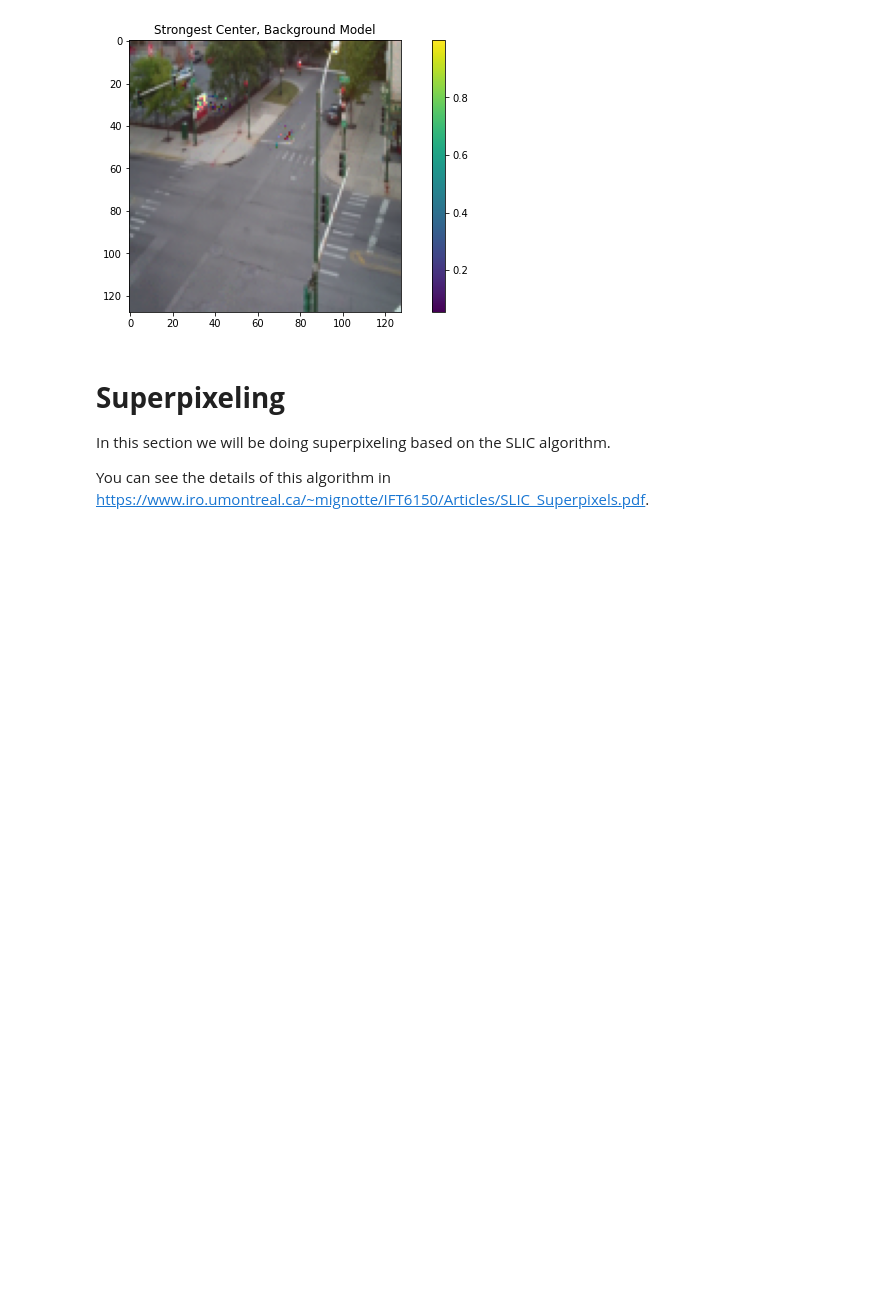
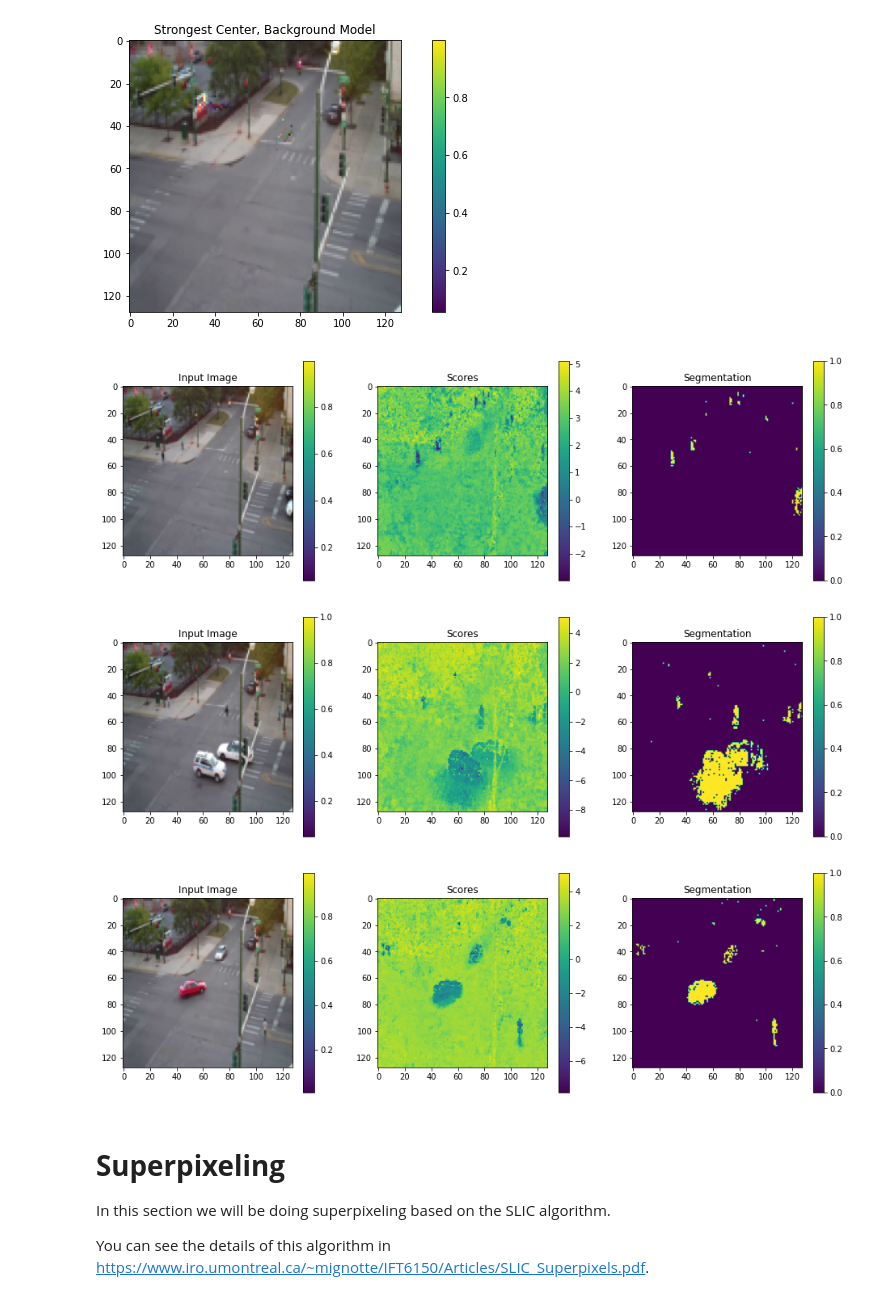
Before and after one commit to bhavanvir/ECE-471, a Jupyter notebook: ECE471_536_Assignment_3/A3_ECE_471_536_Spring_2023.ipynb, the cells around one changed output. Drawn from its saved outputs; the diff is of its cells as text; code cells hidden in the pictures; blank space fills up the shorter version.

Commit message:
Finished segment_image_foreground() function.

```diff
--- a/ECE471_536_Assignment_3/A3_ECE_471_536_Spring_2023.ipynb
+++ b/ECE471_536_Assignment_3/A3_ECE_471_536_Spring_2023.ipynb
@@ -236,26 +236,42 @@ plt = pltImg(strongest_center,title="Strongest Center, Background Model", ori='v
 # %%
 def segment_image_foreground(image, models, threshold):
   # ~~~~~~~START TODO~~~~~~~~~
   # (10 points): Return a binary single channel image with values of 1 where
   # the score of an image pixel is less than the threashold
   # (averaged over the color channels) and 0 otherwise.
   # Use the GaussianMixture.score method to generate these scores
   # Return both the scores and the binary segmentation based on the threashold.
+  h, w, c = image.shape
+  scores = np.zeros((h, w))
+  output = np.zeros((h, w))
+  models = np.array(models).reshape((h, w, c))
 
+  for i in range(h):
+    for j in range(w):
+      for k in range(c):
+        meanPixelVal = np.mean(image[i, j, k])
+        pixelScore = models[i, j, k].score(meanPixelVal.reshape(-1, 1))
+        scores[i, j] = pixelScore
+
+  output[scores < threshold] = 1
   # ~~~~~~~~END TODO~~~~~~~~~~
   return scores, output
 
 
 for x in [15,30,45]:
   scores, segmentation = segment_image_foreground(frames[x], models, 0)
   plt.figure(figsize = (16,5))
   plt.subplot(1, 3, 1)
   plt = pltImg(frames[x],title="Input Image", ori='vertical')
   plt.subplot(1, 3, 2)
   plt = pltImg(scores,title = "Scores", ori='vertical')
   plt.subplot(1, 3, 3)
   plt = pltImg(segmentation,title = "Segmentation", ori='vertical')
   plt.show()
+# %% [output]
+[figure, added]
+[figure, added]
+[figure, added]
 # %% [markdown]
 # **Superpixeling**
 
```
Also changed, not shown: parts of 1 cell of this notebook.
